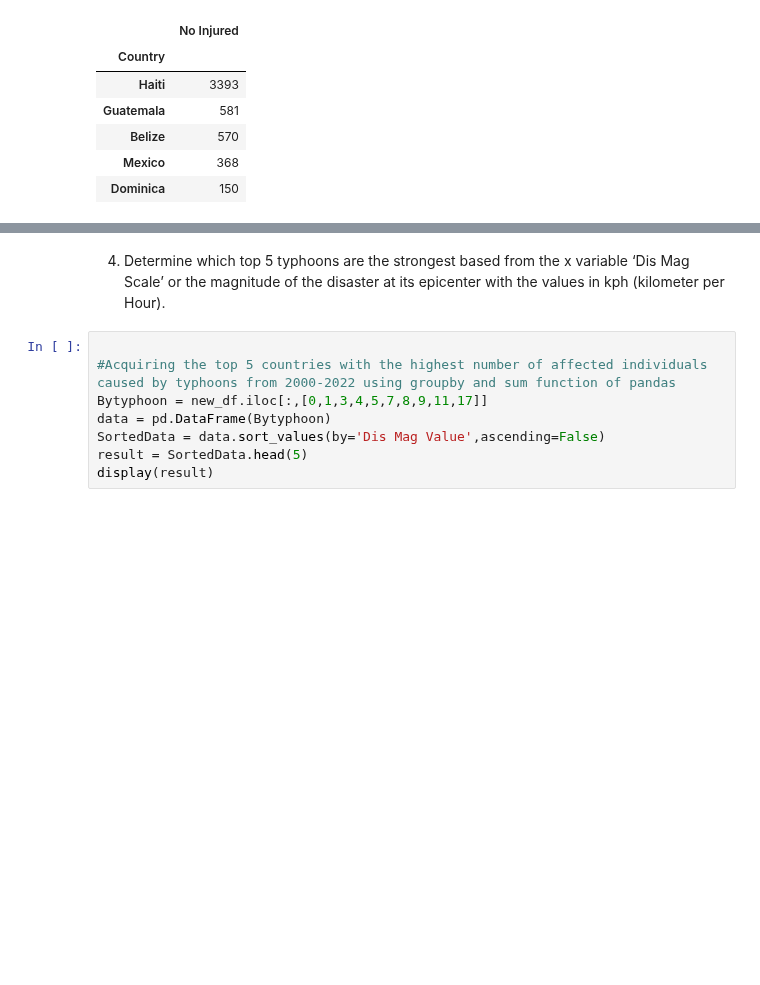
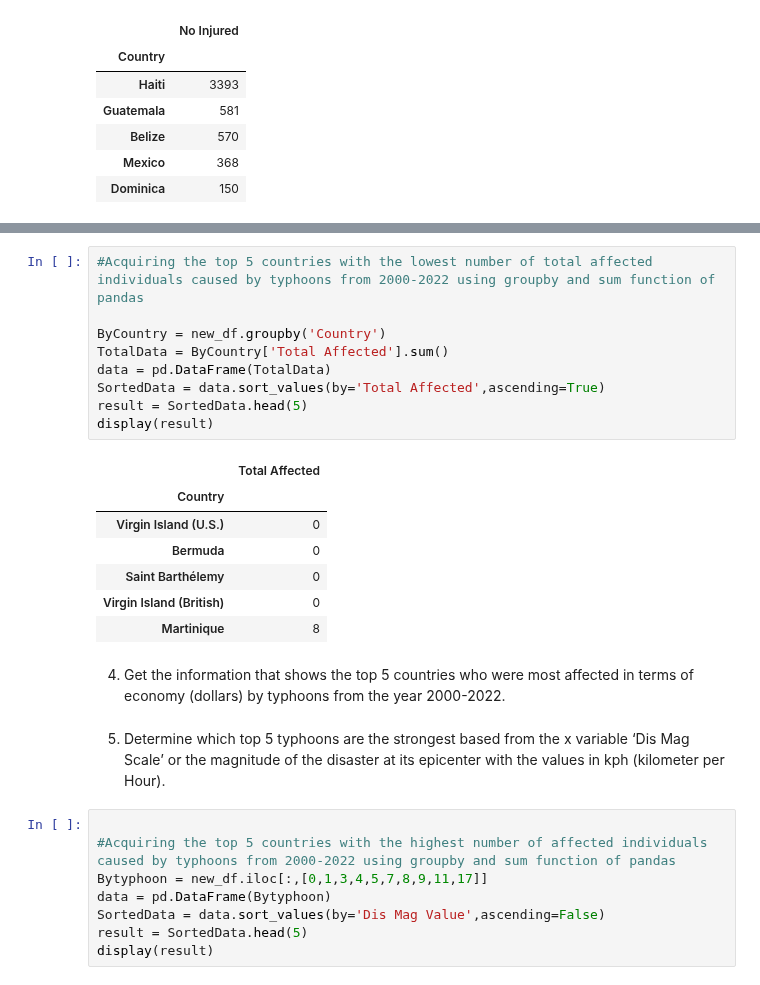
Before and after one commit to GEA960/ITBA-3207_TeamTyphoonAnalysts, a Jupyter notebook: 2000-2022 Data set Codes and Results.ipynb, the cells around one changed output, grey strips where cells are left out. Drawn from its saved outputs; the diff is of its cells as text; blank space fills up the shorter version.

```diff
--- a/2000-2022 Data set Codes and Results.ipynb
+++ b/2000-2022 Data set Codes and Results.ipynb
@@ -268,5 +321,24 @@ display(result)
+# %%
+#Acquiring the top 5 countries with the lowest number of total affected individuals caused by typhoons from 2000-2022 using groupby and sum function of pandas
+
+ByCountry = new_df.groupby('Country')
+TotalData = ByCountry['Total Affected'].sum()
+data = pd.DataFrame(TotalData)
+SortedData = data.sort_values(by='Total Affected',ascending=True)
+result = SortedData.head(5)
+display(result)
+# %% [output]
+|  | Total Affected |
+| Country |  |
+| Virgin Island (U.S.) | 0 |
+| Bermuda | 0 |
+| Saint Barthélemy | 0 |
+| Virgin Island (British) | 0 |
+| Martinique | 8 |
+# %% [markdown]
+4. Get the information that shows the top 5 countries who were most affected in terms of economy (dollars) by typhoons from the year 2000-2022.
 # %% [markdown]
-4. Determine which top 5 typhoons are the strongest based from the x variable ‘Dis Mag Scale’ or the magnitude of the disaster at its epicenter with the values in kph (kilometer per Hour).
+5. Determine which top 5 typhoons are the strongest based from the x variable ‘Dis Mag Scale’ or the magnitude of the disaster at its epicenter with the values in kph (kilometer per Hour).
 # %%
 
 #Acquiring the top 5 countries with the highest number of affected individuals caused by typhoons from 2000-2022 using groupby and sum function of pandas
```
Also changed, not shown: parts of 4 cells of this notebook.
